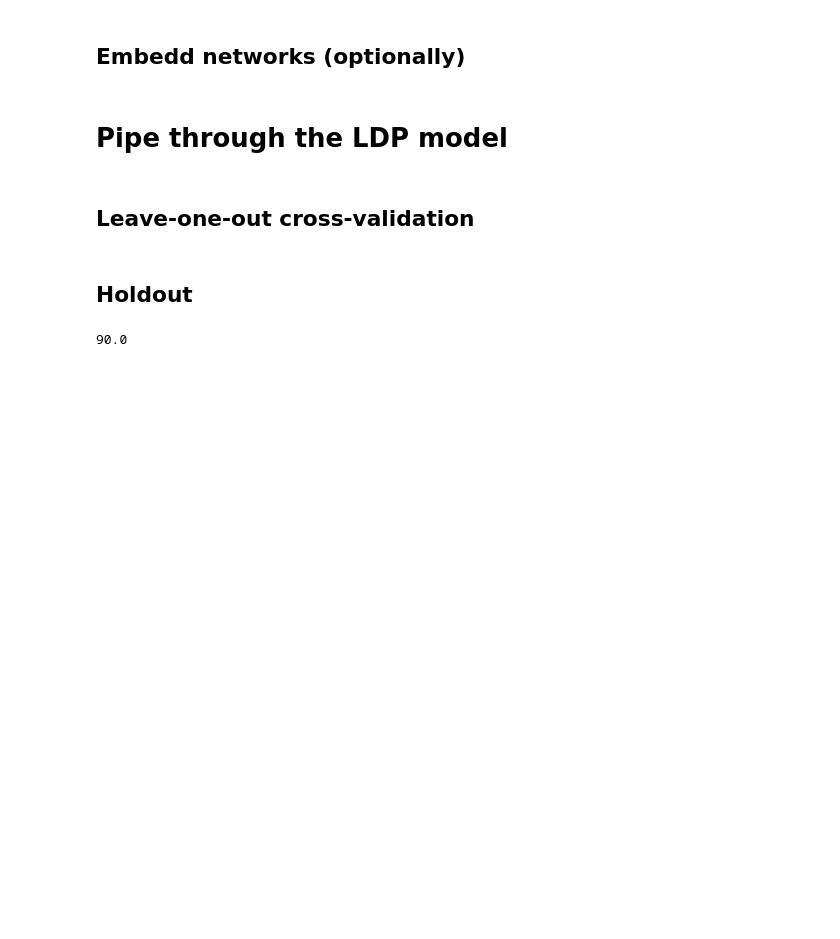
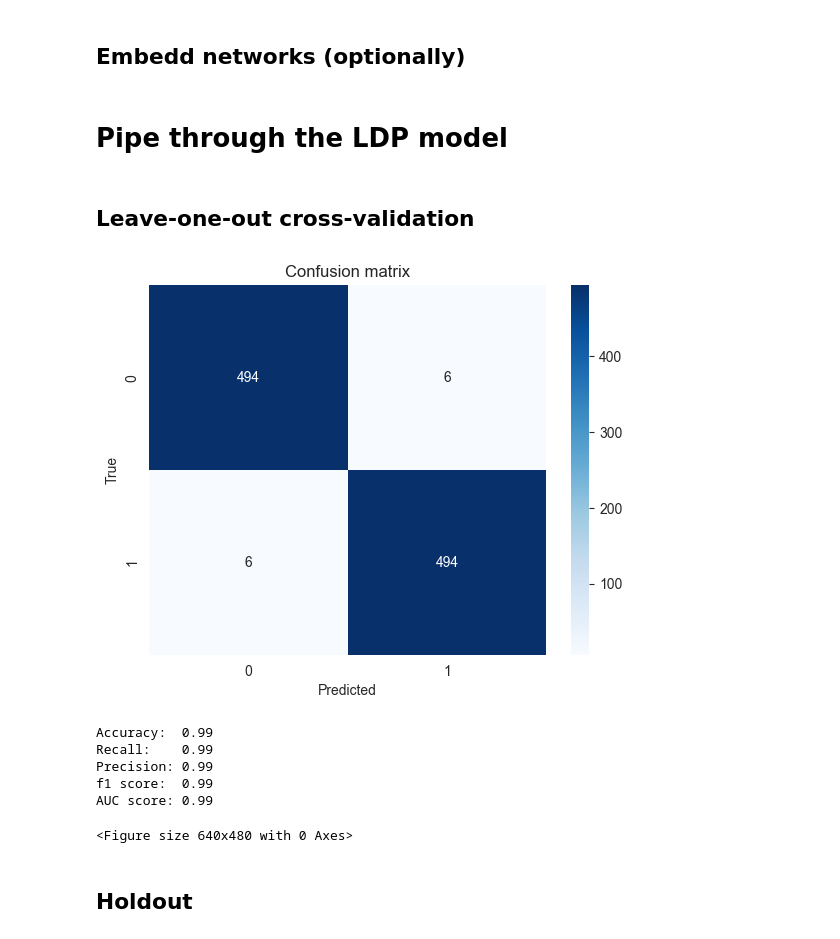
Before and after one commit to Wotaker/masters-thesis, a Jupyter notebook: master_thesis/training/train.ipynb, the cells around one changed output. Cells and saved outputs as stored; diff of their text form; code cells hidden in the pictures; blank space fills up the shorter version.

```diff
--- a/master_thesis/training/train.ipynb
+++ b/master_thesis/training/train.ipynb
@@ -54,35 +54,39 @@ plot_sample_networks(X, y, rows=4)
 # %% [markdown]
 ## Leave-one-out cross-validation
 # %%
-# # Define accumulator lists
-# y_gold_acc, y_hat_acc = [], []
+# Define accumulator lists
+y_gold_acc, y_hat_acc = [], []
 
-# # Define k-fold cross-validation
-# kfold = KFold(n_splits=K_FOLDS, shuffle=True, random_state=SEED)
-# for i, (train_index, test_index) in tqdm(enumerate(kfold.split(X)), total=K_FOLDS, desc="Cross-validation"):
+# Define k-fold cross-validation
+kfold = KFold(n_splits=K_FOLDS, shuffle=True, random_state=SEED)
+for i, (train_index, test_index) in tqdm(enumerate(kfold.split(X)), total=K_FOLDS, desc="Cross-validation"):
 
-#     # Split data
-#     X_train, X_test = [X[i] for i in train_index], [X[i] for i in test_index]
-#     y_train, y_test = [y[i] for i in train_index], [y[i] for i in test_index]
+    # Split data
+    X_train, X_test = [X[i] for i in train_index], [X[i] for i in test_index]
+    y_train, y_test = [y[i] for i in train_index], [y[i] for i in test_index]
 
-#     # Train model
-#     model = LTPModel(log_degree=True)
-#     model.fit(X_train, y_train)
+    # Train model
+    model = LTPModel(log_degree=True)
+    model.fit(X_train, y_train)
 
-#     # Predict
-#     y_hat = model.predict(X_test)
-#     y_gold_acc.append(y_test)
-#     y_hat_acc.append(y_hat)
+    # Predict
+    y_hat = model.predict(X_test)
+    y_gold_acc.append(y_test)
+    y_hat_acc.append(y_hat)
 
-# # Concatenate lists
-# y_gold = np.concatenate(y_gold_acc)
-# y_hat = np.concatenate(y_hat_acc)
+# Concatenate lists
+y_gold = np.concatenate(y_gold_acc)
+y_hat = np.concatenate(y_hat_acc)
 
-# # Evaluate classification
-# print(model.evaluate(y_gold, y_hat, plot_cm=True))
+# Evaluate classification
+print(model.evaluate(y_gold, y_hat, plot_cm=True))
+# %% [output]
+[figure, added]
+Accuracy:  0.99
+Recall:    0.99
+Precision: 0.99
+f1 score:  0.99
+AUC score: 0.99
+<Figure size 640x480 with 0 Axes>
 # %% [markdown]
 ## Holdout
-# %%
-9e+1
-# %% [output]
-90.0
```
Also changed, not shown: parts of 8 cells of this notebook, 6 other files.
